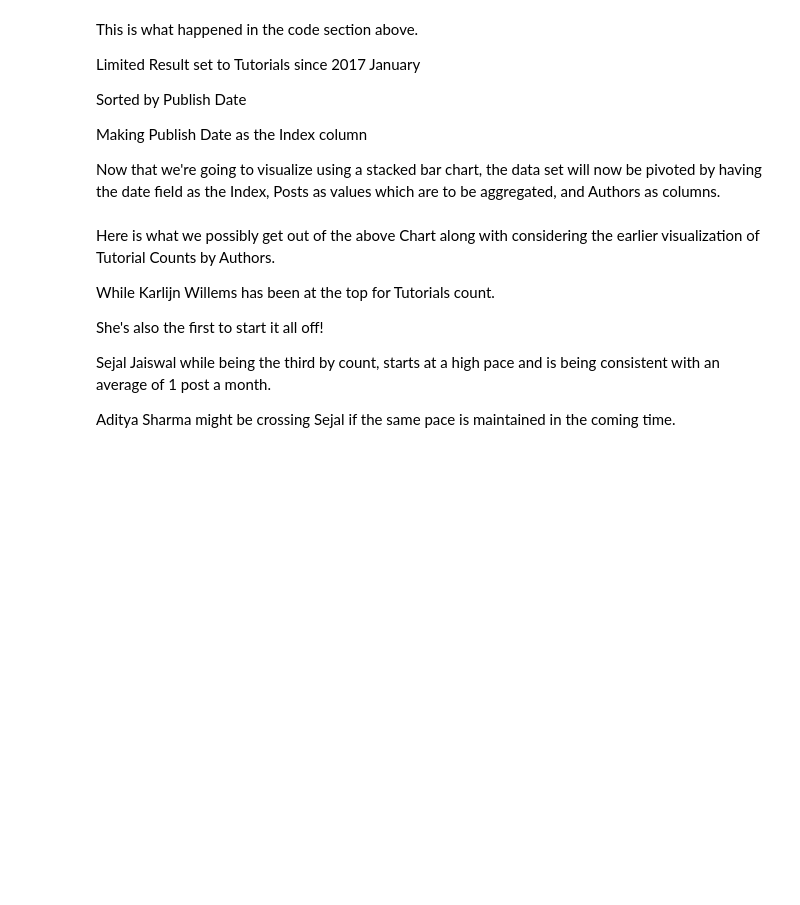
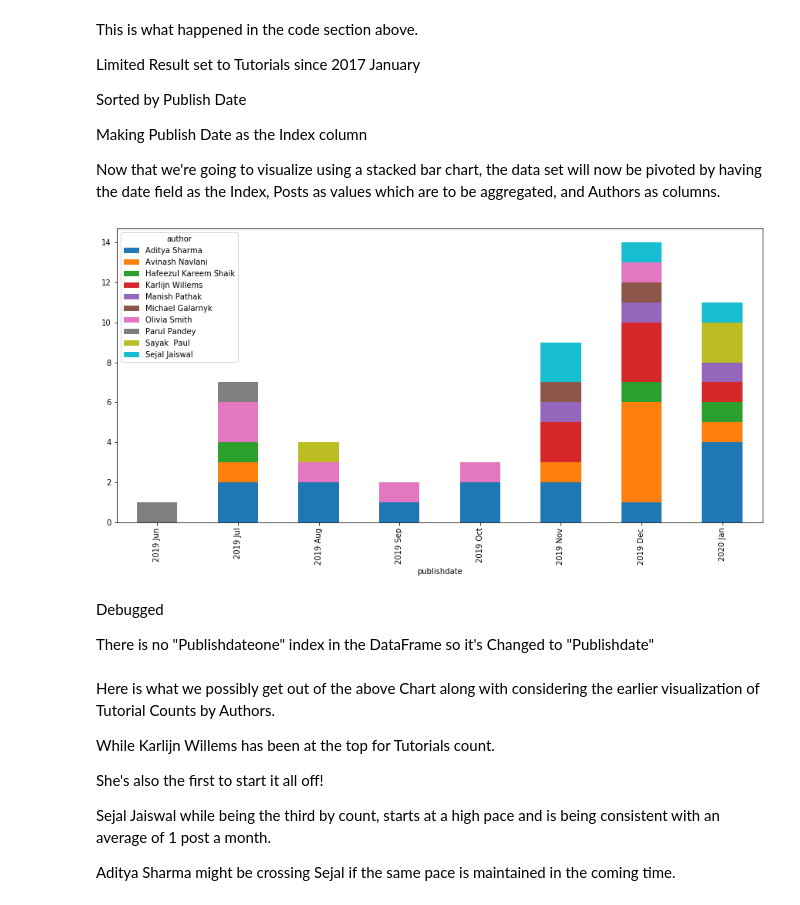
Before and after one commit to thediversecandidate/Python-BeautifulSoup-, a Jupyter notebook: Python BeautifulSoup .ipynb, the cells around one changed output. Drawn from its saved outputs; the diff is of its cells as text; code cells hidden in the pictures; blank space fills up the shorter version.

```diff
--- a/Python BeautifulSoup .ipynb
+++ b/Python BeautifulSoup .ipynb
@@ -218,3 +227,3 @@ Now what we're going to focus on is since when and at what pace have these top 1
 # %%
-dh = datacamp[datacamp["publishdate"]>='2017-01-01'].sort_values(by="publishdate", ascending=True).set_index(["publishdate"])
-dh["publishdateone"] = pd.to_datetime(dh.publishdate.astype(str).str[0:7]+'-01')
+dh = datacamp[datacamp["publishdate"]>='2017-01-01'].sort_values(by="publishdate", ascending=True)
+dh['publishdate'] = pd.to_datetime(dh.publishdate.astype(str).str[0:7]+'-01')
@@ -222,0 +235,3 @@ AttributeError: 'DataFrame' object has no attribute 'publishdate'
+# %%
+dh = dh.set_index(["publishdate"])
+dh
@@ -231,11 +265,17 @@ Making Publish Date as the Index column
 
 Now that we're going to visualize using a stacked bar chart, the data set will now be pivoted by having the date field as the Index, Posts as values which are to be aggregated, and Authors as columns.
 # %%
-dhp = dh[dh["author"].isin(topauthors)].pivot_table(index="publishdateone",values="posts",columns="author", aggfunc=np.sum)
+dhp = dh[dh["author"].isin(topauthors)].pivot_table(index="publishdate",values="posts",columns="author", aggfunc=np.sum)
 fig, ax = plt.subplots(figsize=(15,7))
 dhp.plot(ax=ax, kind='bar', stacked=True)
 ticklabels = [item.strftime('%Y %b') for item in dhp.index]
 ax.xaxis.set_major_formatter(ticker.FixedFormatter(ticklabels))
+# %% [output]
+[figure, added]
+# %% [markdown]
+Debugged
+
+There is no "Publishdateone" index in the DataFrame so it's Changed to "Publishdate"
 # %% [markdown]
 Here is what we possibly get out of the above Chart along with considering the earlier visualization of Tutorial Counts by Authors.
 
```
Also changed, not shown: parts of 14 cells of this notebook.
